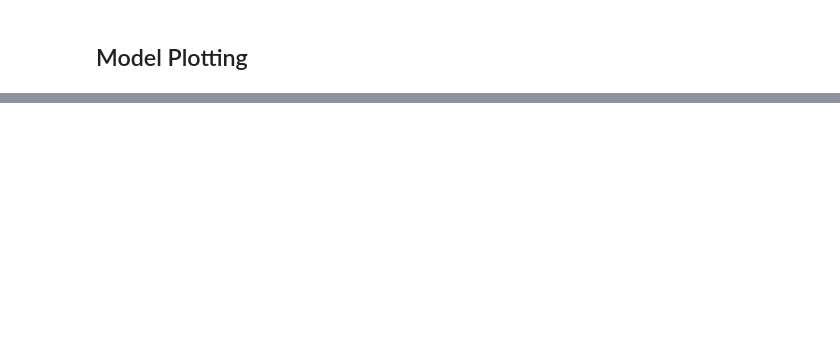
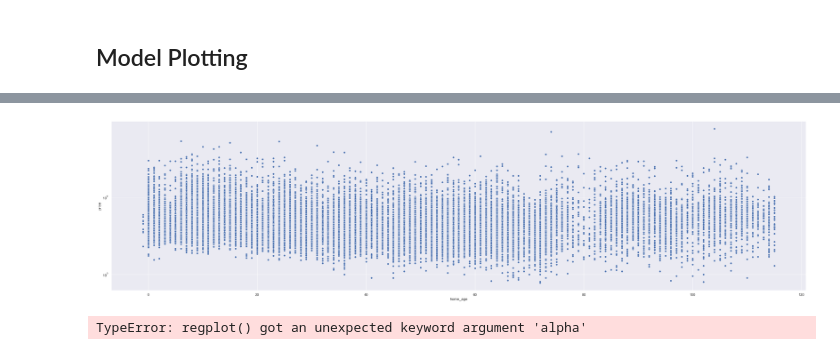
Before and after one commit to BryanKeating/BRB_Real_Esatate_Modeling, a Jupyter notebook: BRB_Realty_Co_Project_Notebook.ipynb, the cells around one changed output, grey strips where cells are left out. Cells and saved outputs as stored; diff of their text form; code cells hidden in the pictures; blank space fills up the shorter version.

```diff
--- a/BRB_Realty_Co_Project_Notebook.ipynb
+++ b/BRB_Realty_Co_Project_Notebook.ipynb
@@ -1622,0 +1658,18 @@ Name: Variance Inflation Factor, dtype: float64
+# %%
+from gapminder import gapminder # data set
+
+# data
+
+# use the scatterplot function to build the bubble map
+plot = sns.scatterplot(x= house_df['home_age'], y=house_df['price'], legend=False, sizes=(20, 800))
+plot.set_yscale("log")
+# show the graph
+plt.show()
+# %% [output]
+[figure, added]
+# %%
+plot = sns.regplot(x= house_df['sqft_living'], y=house_df['price'],alpha=.4)
+plot.set_xscale("log")
+plot.set_yscale("log")
+# %% [output]
+TypeError: regplot() got an unexpected keyword argument 'alpha'
```
Also changed, not shown: parts of 16 cells of this notebook.
